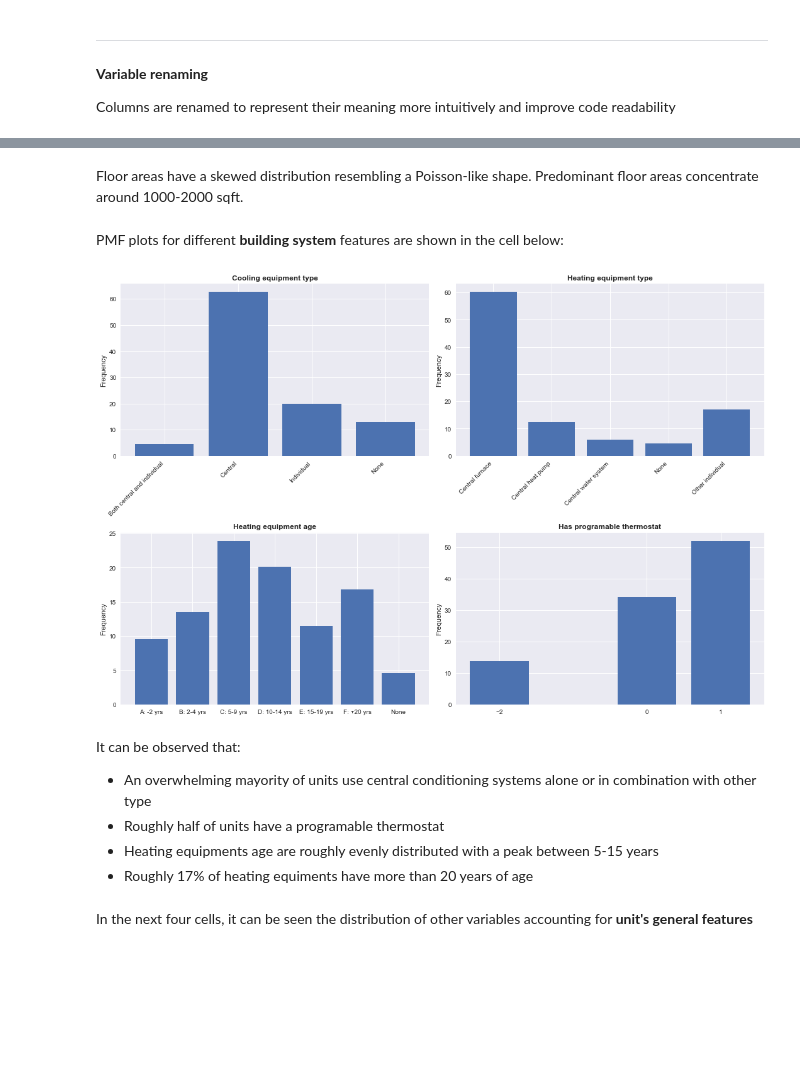
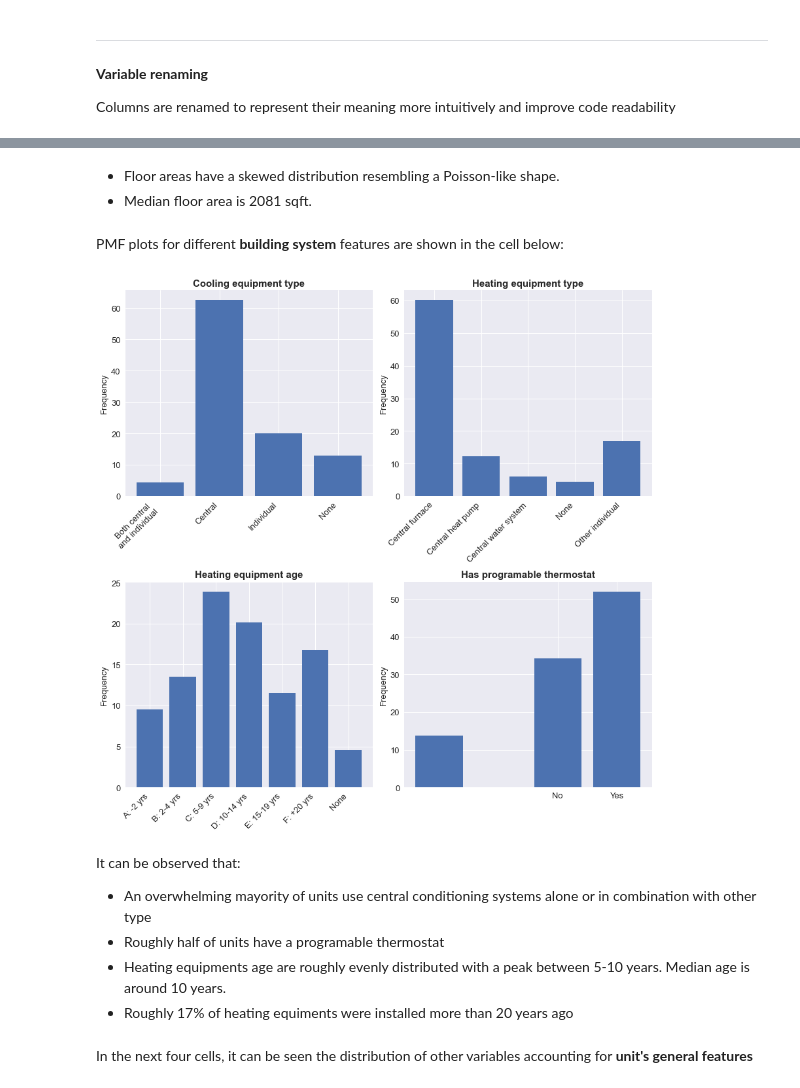
Before and after one commit to jvrnuno/Capstone-2, a Jupyter notebook: notebooks/1A_JNT_collection_and_inspection.ipynb, the cells around one changed output, grey strips where cells are left out. Cells and saved outputs as stored; diff of their text form; code cells hidden in the pictures; blank space fills up the shorter version.

```diff
--- a/notebooks/1A_JNT_collection_and_inspection.ipynb
+++ b/notebooks/1A_JNT_collection_and_inspection.ipynb
@@ -195,7 +203,7 @@ df['KOWNRENT'].replace(kownrent, inplace=True)
 stories = {10:'1', 20:'2', 31:'3', 32:'+4', 40:'Split-level', -2:'NA'}
 df['STORIES'].replace(stories, inplace=True)
 
-typehuq = {1:'Mobile home', 2:'Detached house', 3:'Attached house', 4:'Apartment in bld with 2-4 units', 5:'Apartment in bld with 5+ units'}
+typehuq = {1:'Mobile home', 2:'Detached house', 3:'Attached house', 4:'Apartment in bld \nwith 2-4 units', 5:'Apartment in bld \nwith 5+ units'}
 df['TYPEHUQ'].replace(typehuq, inplace=True)
 
 yearmaderange = {1:'.<1950', 2:'1950-1959', 3:'1960-1969', 4:'1970-1979', 5:'1980-1989', 6:'1990-1999', 7:'2000-2009', 8:'2010-2015'}
@@ -203,7 +211,7 @@ df['YEARMADERANGE'].replace(yearmaderange, inplace=True)
 # %%
 # Reclassify categories in broader groups
 
-cooltype = {1:'Central', 2:'Individual', 3:'Both central and individual', -2:'None'}
+cooltype = {1:'Central', 2:'Individual', 3:'Both central \nand individual', -2:'None'}
 df['COOLTYPE'].replace(cooltype, inplace=True)
 
 equipm = {2:'Central water system', 3:'Central furnace', 4:'Central heat pump', 5:'Other individual', 6:'Other individual', 7:'Other individual', 8:'Other individual', 9:'Other individual', 10:'Other individual', 21:'Other individual', -2:'None'}
@@ -291,9 +280,10 @@ def Pmf(series, Title):
     value = series.value_counts().sort_index()
     pmf = value*100 / len(series)
     plt.bar(value.index, pmf)
-    plt.xticks(value.index)
-    plt.ylabel('Frequency')
-    plt.title(Title, fontsize='large', fontweight='bold')
+    plt.xticks(value.index, fontsize=13)
+    plt.yticks(fontsize=13)
+    plt.ylabel('Frequency', fontsize=13)
+    plt.title(Title, fontsize=15, fontweight='bold')
 # %%
 # Set visual style for graphs
 
@@ -352,36 +358,39 @@ plt.show()
 # %% [markdown]
-Floor areas have a skewed distribution resembling a Poisson-like shape. Predominant floor areas concentrate around 1000-2000 sqft.
+- Floor areas have a skewed distribution resembling a Poisson-like shape.
+- Median floor area is 2081 sqft.
 # %% [markdown]
 PMF plots for different __building system__ features are shown in the cell below:
 # %%
 # Plot PMF of categorical variables
 
-fig = plt.figure(figsize=(15,10), dpi=72)
+fig = plt.figure(figsize=(12,12), dpi=72)
 
 plt.subplot(2,2,1)
 Pmf(df['COOL_TYPE'], 'Cooling equipment type')
 plt.xticks(rotation=45, horizontalalignment='right')
 
 plt.subplot(2,2,2)
 Pmf(df['HEAT_TYPE'], 'Heating equipment type')
 plt.xticks(rotation=45, horizontalalignment='right')
 
 plt.subplot(2,2,3)
 Pmf(df['EQUIP_AGE'], 'Heating equipment age')
+plt.xticks(rotation=45, horizontalalignment='right')
 
 plt.subplot(2,2,4)
 Pmf(df['THERMOSTAT'], 'Has programable thermostat')
+plt.xticks([0,1], labels=['No', 'Yes'])
 
 plt.tight_layout()
 plt.show()
 # %% [output]
-[figure, old version]
+[figure, new version]
 # %% [markdown]
 It can be observed that:
 - An overwhelming mayority of units use central conditioning systems alone or in combination with other type
 - Roughly half of units have a programable thermostat
-- Heating equipments age are roughly evenly distributed with a peak between 5-15 years
-- Roughly 17% of heating equiments have more than 20 years of age
+- Heating equipments age are roughly evenly distributed with a peak between 5-10 years. Median age is around 10 years.
+- Roughly 17% of heating equiments were installed more than 20 years ago
 # %% [markdown]
 In the next four cells, it can be seen the distribution of other variables accounting for **unit's general features**
 # %%
```
Also changed, not shown: parts of 23 cells of this notebook, 22 other files.
